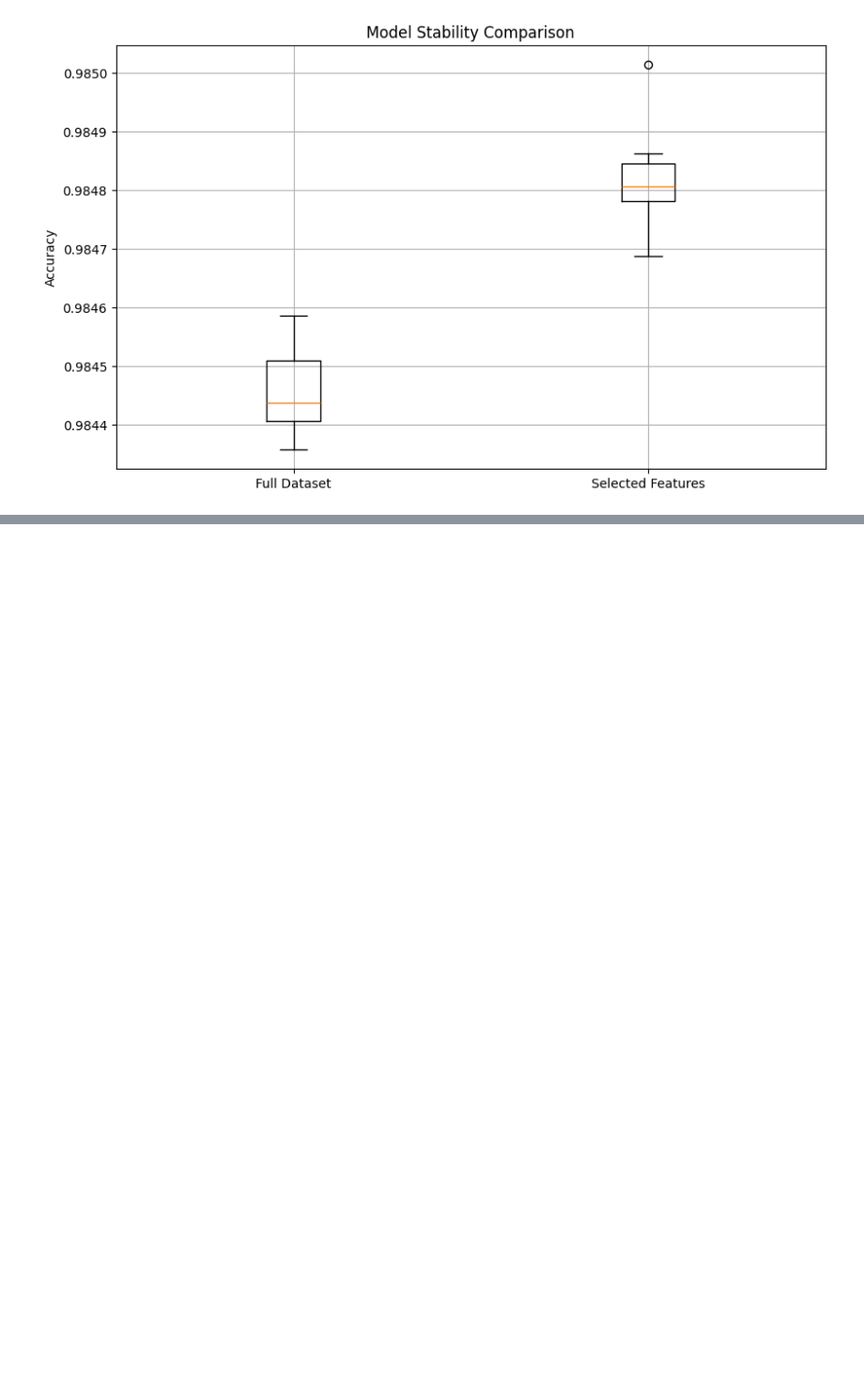
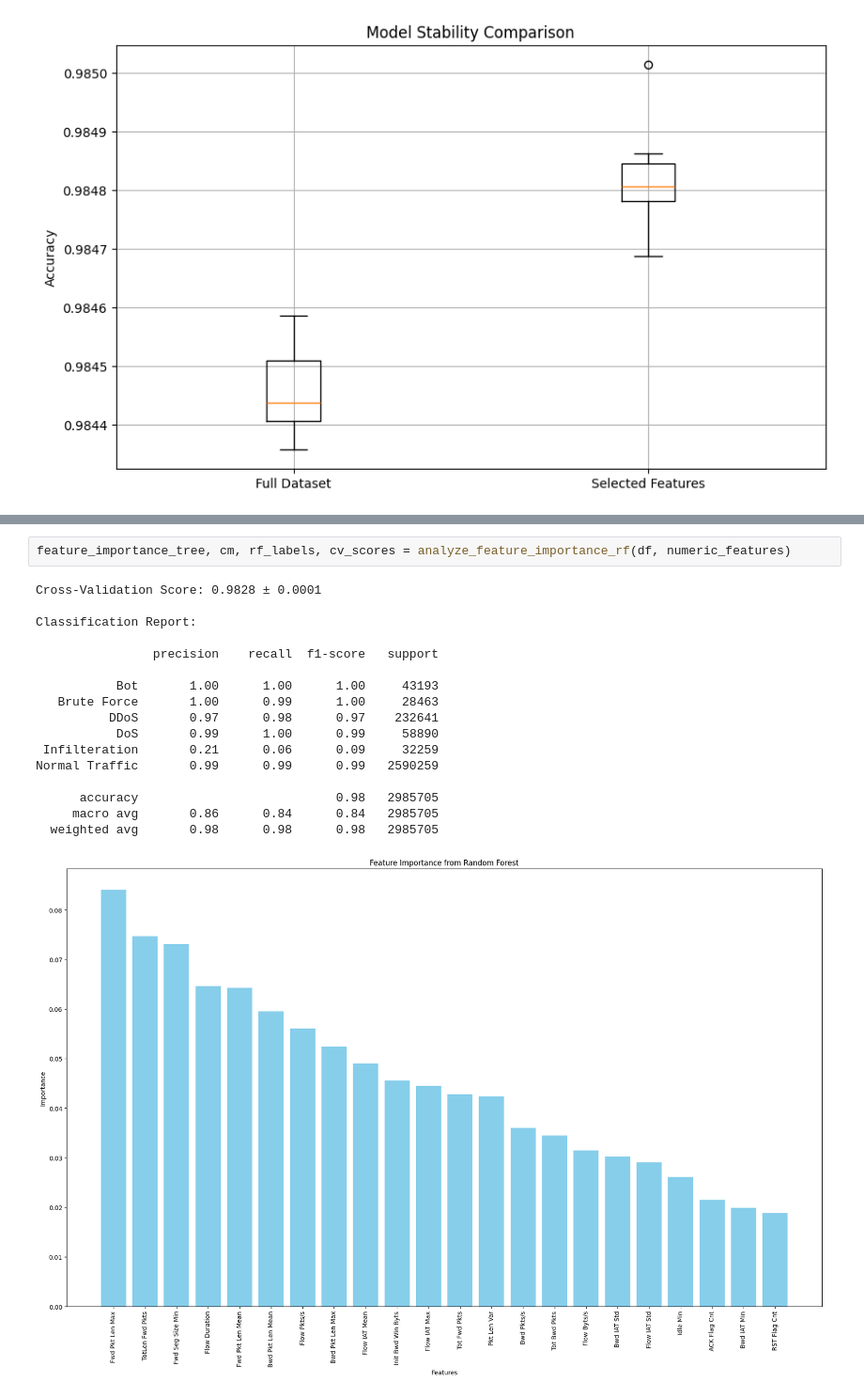
Before and after one commit to IamAdite/CiCIDS2017n2018MLSTUDY, a Jupyter notebook: data prep/cicids2018_prep/cicids2018_prep.ipynb, the cells around one changed output, grey strips where cells are left out. Shown at 94% size. Cells and saved outputs as stored; diff of their text form; blank space fills up the shorter version.

```diff
--- a/cicids2018_prep/cicids2018_prep.ipynb
+++ b/data prep/cicids2018_prep/cicids2018_prep.ipynb
@@ -1641,0 +1789,20 @@ Selected Features - Mean Accuracy: 0.9848 ± 0.0001
+# %%
+feature_importance_tree, cm, rf_labels, cv_scores = analyze_feature_importance_rf(df, numeric_features)
+# %% [output]
+Cross-Validation Score: 0.9828 ± 0.0001
+
+Classification Report:
+
+                precision    recall  f1-score   support
+
+           Bot       1.00      1.00      1.00     43193
+   Brute Force       1.00      0.99      1.00     28463
+          DDoS       0.97      0.98      0.97    232641
+           DoS       0.99      1.00      0.99     58890
+ Infilteration       0.21      0.06      0.09     32259
+Normal Traffic       0.99      0.99      0.99   2590259
+
+      accuracy                           0.98   2985705
+     macro avg       0.86      0.84      0.84   2985705
+  weighted avg       0.98      0.98      0.98   2985705
+[figure, added]
```
Also changed, not shown: parts of 26 cells of this notebook, 5 other files.
